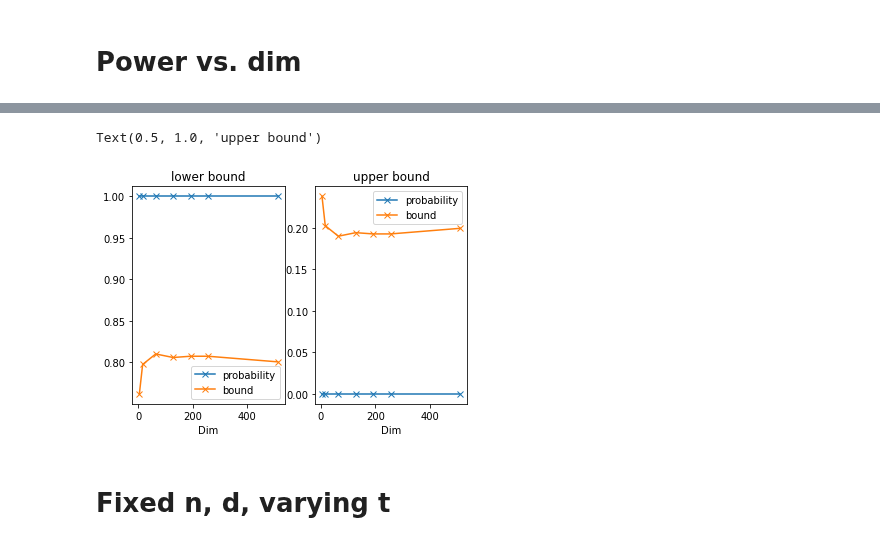
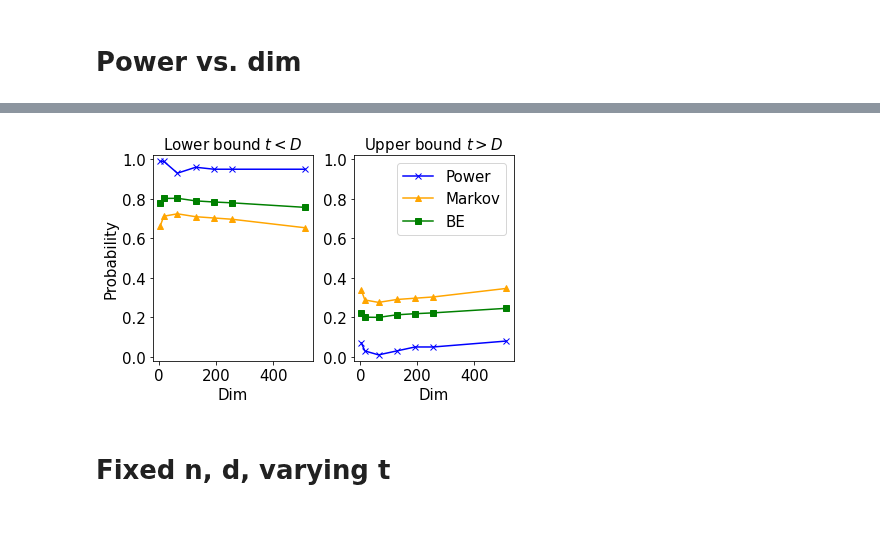
Before and after one commit to XingLLiu/u-stat-high-dim, a Jupyter notebook: high_dim_power.ipynb, the cells around one changed output, grey strips where cells are left out. Cells and saved outputs as stored; diff of their text form; code cells hidden in the pictures.

Commit message:
add new bound Phi

```diff
--- a/high_dim_power.ipynb
+++ b/high_dim_power.ipynb
@@ -43,13 +43,14 @@ plt.show()
 [figure]
 # %%
 # dims = [1, 4, 16, 64, 256]
-dims = [4, 16, 64, 128, 192, 256, 512]
+dims = [4, 16, 64, 128, 192, 256, 512, 1024]
 res_analytical = hd.compute_population_quantities(dims, bandwidth_order=1., kernel_class=RBF)
 # %%
 tf.random.set_seed(2022)
 
 # ns = [int(d) for d in dims]
-ns = [500] * len(dims)
+# ns = [500] * len(dims)
+ns = [100] * len(dims)
 
 ksd_res = hd.compute_ksd(
     ns=ns,
@@ -94,20 +124,39 @@ Text(0.5, 1.0, 'upper bound')
+# %%
+# BE bound
+res_be = hd.power_experiment(
+    ksd_res,
+    res_analytical,
+    ns,
+    dims,
+    ts_lb=ts_l,
+    ts_ub=ts_u,
+    bound="be",
+)
 # %%
 figs, axes = plt.subplots(nrows=1, ncols=2)
 
-axes[0].plot(res["dim"], res["probs_l"], marker="x", label="probability")
-axes[0].plot(res["dim"], res["l_bd"], marker="x", label="bound")
-axes[0].set_xlabel("Dim")
-axes[0].legend()
-axes[0].set_title("lower bound")
+axes[0].plot(res_be["dim"], res_be["probs_l"], marker="x", label="Power", color="blue")
+axes[0].plot(res["dim"], res["l_bd"], marker="^", label="Markov", color="orange")
+axes[0].plot(res_be["dim"], res_be["l_bd"], marker="s", label="BE", color="green")
+axes[0].set_xlabel("Dim", fontsize=15)
+axes[0].set_ylabel("Probability", fontsize=15)
+axes[0].set_title("Lower bound $t < D$", fontsize=15)
+axes[0].set_ylim(-0.02, 1.02)
+axes[0].tick_params(labelsize=15)
 
-axes[1].plot(res["dim"], res["probs_u"], marker="x", label="probability")
-axes[1].plot(res["dim"], res["u_bd"], marker="x", label="bound")
-axes[1].set_xlabel("Dim")
-axes[1].legend()
-axes[1].set_title("upper bound")
+axes[1].plot(res_be["dim"], res_be["probs_u"], marker="x", label="Power", color="blue")
+axes[1].plot(res["dim"], res["u_bd"], marker="^", label="Markov", color="orange")
+axes[1].plot(res_be["dim"], res_be["u_bd"], marker="s", label="BE", color="green")
+axes[1].set_xlabel("Dim", fontsize=15)
+axes[1].set_title("Upper bound $t > D$", fontsize=15)
+axes[1].set_ylim(-0.02, 1.02)
+axes[1].tick_params(labelsize=15)
+axes[1].legend(fontsize=15)
+plt.tight_layout()
+
+figs.savefig("figs/power_dim.pdf")
 # %% [output]
-Text(0.5, 1.0, 'upper bound')
-[figure, old version]
+[figure, new version]
 # %% [markdown]
 # Fixed n, d, varying t
 # %%
```
Also changed, not shown: parts of 14 cells of this notebook, 1 other file.
